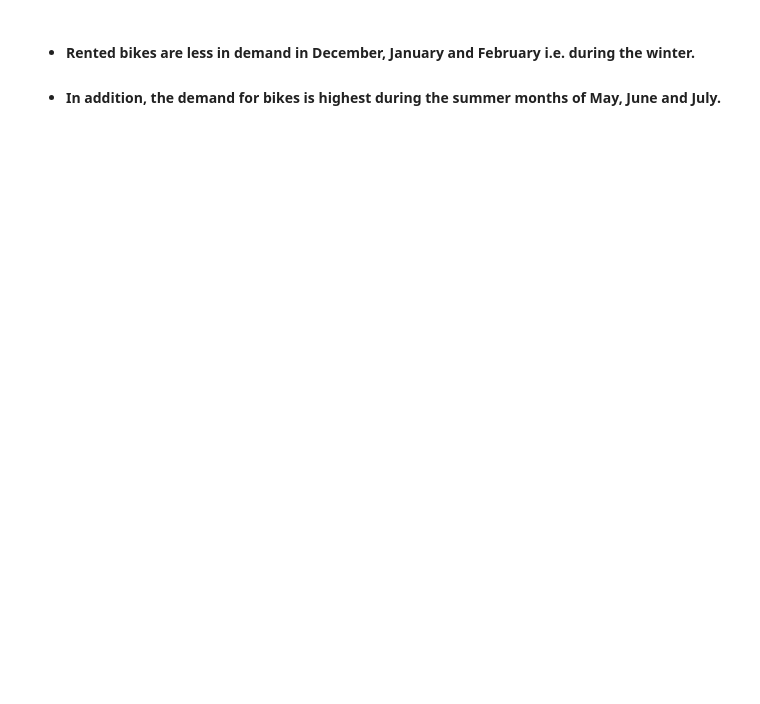
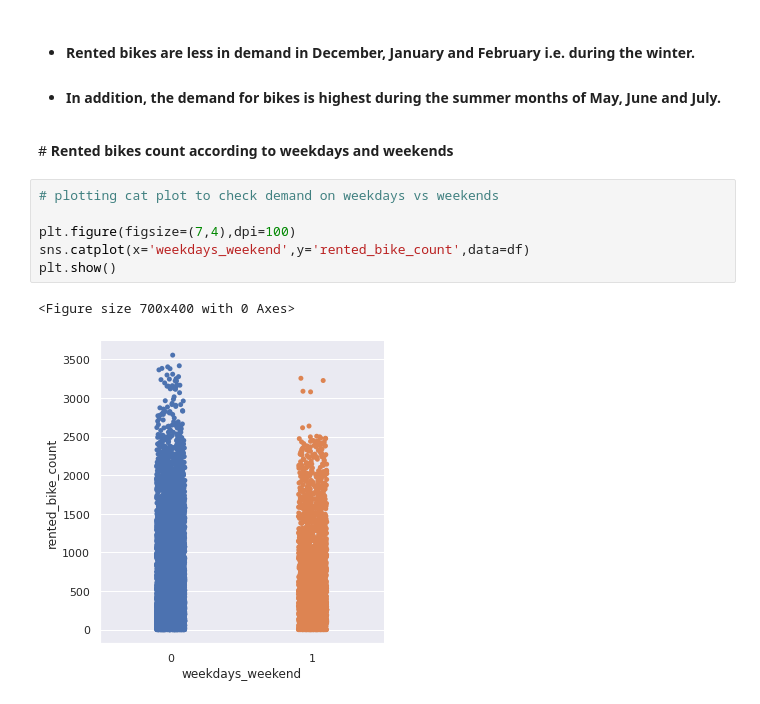
Before and after one commit to FarazAhmad2/Bike-Sharing-Demand-Prediction, a Jupyter notebook: Bike_Sharing_Demand_Prediction_Capstone_Project.ipynb, the cells around one changed output. Drawn from its saved outputs; the diff is of its cells as text; blank space fills up the shorter version.

```diff
--- a/Bike_Sharing_Demand_Prediction_Capstone_Project.ipynb
+++ b/Bike_Sharing_Demand_Prediction_Capstone_Project.ipynb
@@ -323,3 +322,14 @@ sns.barplot(x=bikes_rented_monthly.index.tolist(), y='avg_bikes_rented', data= b
 
 *  #### Rented bikes are less in demand in December, January and February i.e. during the winter.
 *  #### In addition, the demand for bikes is highest during the summer months of May, June and July.
+# %% [markdown]
+#<b> Rented bikes count according to weekdays and weekends
+# %%
+# plotting cat plot to check demand on weekdays vs weekends
+
+plt.figure(figsize=(7,4),dpi=100)
+sns.catplot(x='weekdays_weekend',y='rented_bike_count',data=df)
+plt.show()
+# %% [output]
+<Figure size 700x400 with 0 Axes>
+[figure, added]
```
Also changed, not shown: parts of 20 cells of this notebook.
